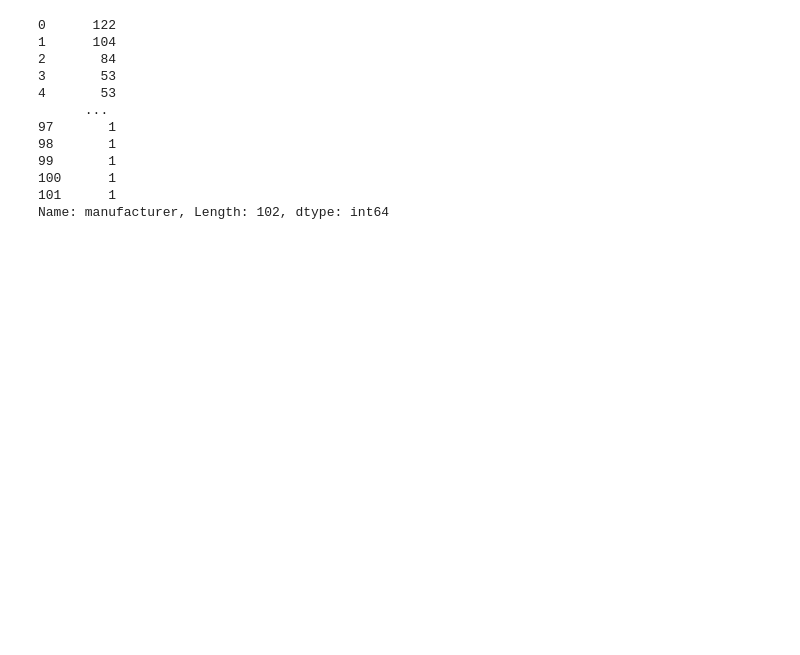
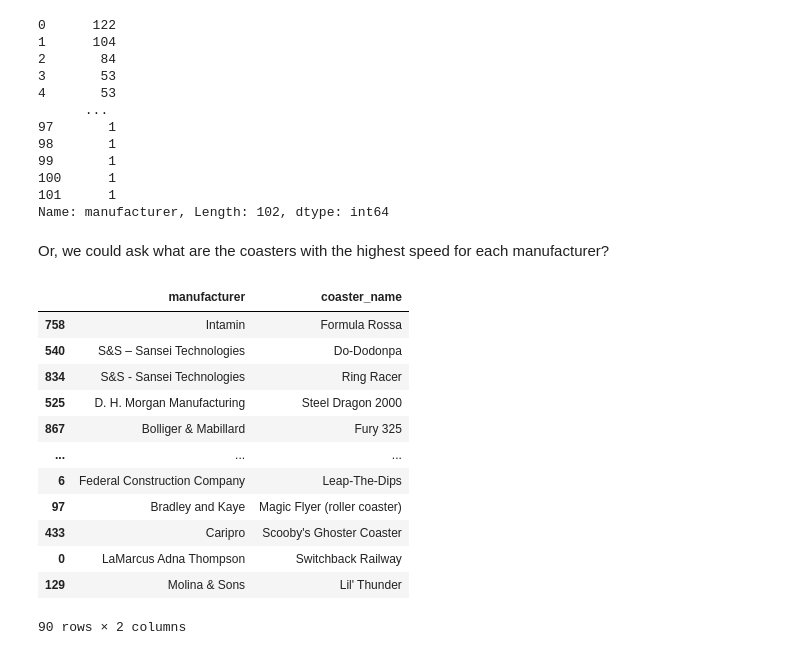
Before and after one commit to AndreaGalloro/coding_practice, a Jupyter notebook: python/roller_coasters/script_data_manipulation.ipynb, the cells around one changed output. Saved outputs shown, nothing was run; the diff lists cells and outputs as text; code cells hidden in the pictures; blank space fills up the shorter version.

Commit message:
python: add interview question to roller coaster practice

```diff
--- a/python/roller_coasters/script_data_manipulation.ipynb
+++ b/python/roller_coasters/script_data_manipulation.ipynb
@@ -302,3 +302,26 @@ df_wo_dup['manufacturer'].value_counts().reset_index(drop = True)
 100      1
 101      1
 Name: manufacturer, Length: 102, dtype: int64
+# %% [markdown]
+Or, we could ask what are the coasters with the highest speed for each manufacturer?
+# %%
+df_check = df_wo_dup[['manufacturer', 'coaster_name', 'speed_mph']] \
+    .dropna(subset = 'speed_mph') \
+    .sort_values('speed_mph', ascending = False) \
+    .drop_duplicates('manufacturer')
+
+df_check[['manufacturer', 'coaster_name']]
+# %% [output]
+|  | manufacturer | coaster_name |
+| 758 | Intamin | Formula Rossa |
+| 540 | S&S – Sansei Technologies | Do-Dodonpa |
+| 834 | S&S - Sansei Technologies | Ring Racer |
+| 525 | D. H. Morgan Manufacturing | Steel Dragon 2000 |
+| 867 | Bolliger & Mabillard | Fury 325 |
+| ... | ... | ... |
+| 6 | Federal Construction Company | Leap-The-Dips |
+| 97 | Bradley and Kaye | Magic Flyer (roller coaster) |
+| 433 | Caripro | Scooby's Ghoster Coaster |
+| 0 | LaMarcus Adna Thompson | Switchback Railway |
+| 129 | Molina & Sons | Lil' Thunder |
+90 rows × 2 columns
```
